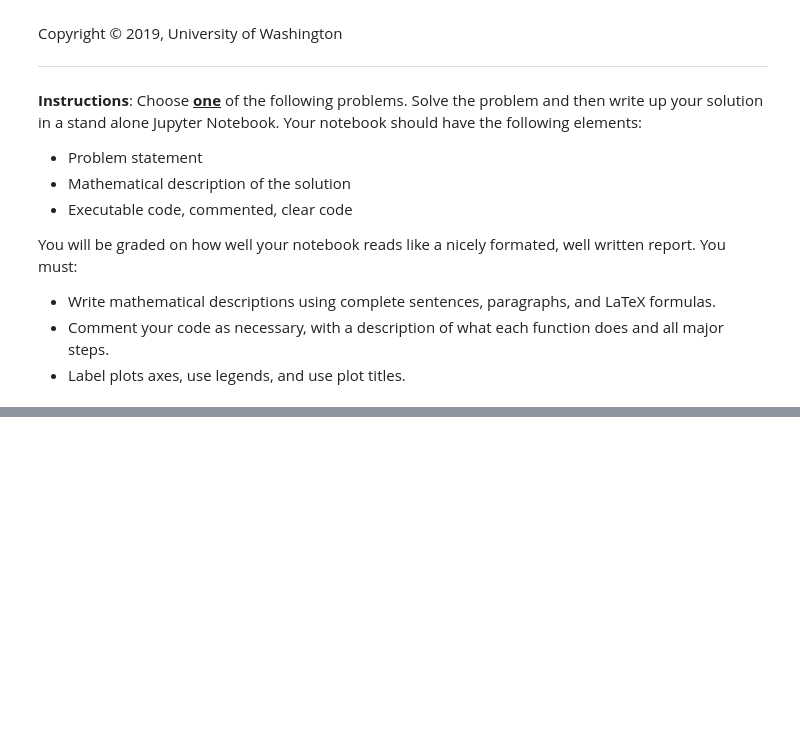
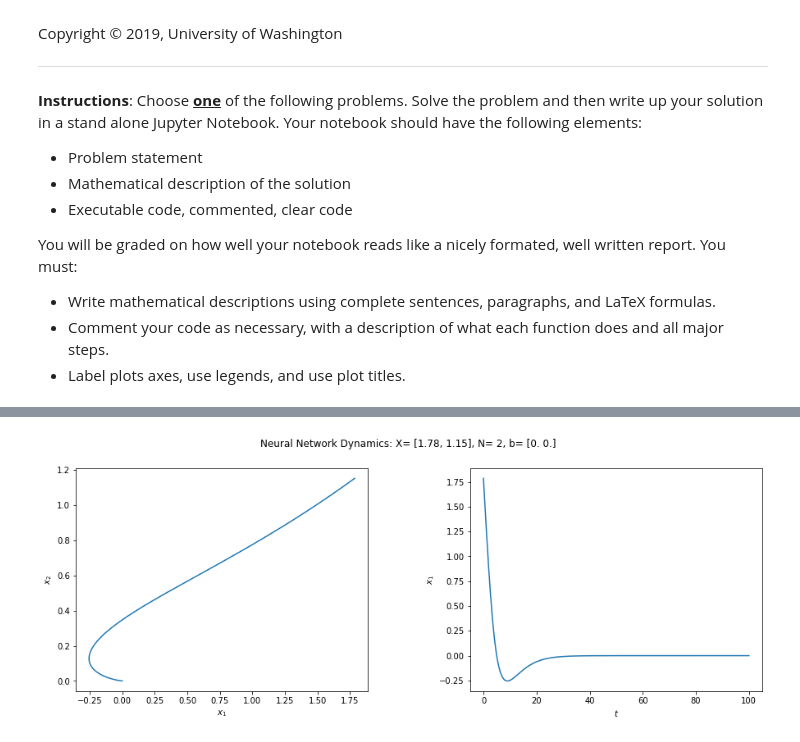
Before and after one commit to kegedy/EE502P, a Jupyter notebook: hw/kevin/HW10.ipynb, the cells around one changed output, grey strips where cells are left out. Cells and saved outputs as stored; diff of their text form; code cells hidden in the pictures; blank space fills up the shorter version.

```diff
--- a/hw/kevin/HW10.ipynb
+++ b/hw/kevin/HW10.ipynb
@@ -361,0 +223,37 @@ The iterable function was deprecated in Matplotlib 3.1 and will be removed in 3.
+# %%
+# neurons
+N = 2
+
+# weight matrix
+W = -np.array([
+    [1,2,0],
+    [0,1,2],
+    [2,0,1]
+])
+
+# bias
+b = np.zeros(N)
+
+# time
+t = np.linspace(0., 100, 6000)
+# %%
+fig,axs = plt.subplots(1,2,figsize=(15,5))
+plt.subplots_adjust(hspace=0.35)
+plt.subplots_adjust(wspace=0.35)
+
+X = generate_initial_cond(N)
+trajectory1 = spi.odeint(firing_rates,X,t,args=(W,b,N))
+
+X = [round(x,2) for x in X]  # Format to fit on graph
+axs[0].plot(trajectory1[:,0],trajectory1[:,1])
+axs[0].set_xlabel("$x_1$")
+axs[0].set_ylabel("$x_2$")
+
+axs[1].plot(t,trajectory1[:,0])
+axs[1].set_xlabel("$t$")
+axs[1].set_ylabel("$x_1$")
+
+plt.suptitle(f"Neural Network Dynamics: N= {N}, b= {b}, X= {X}")
+plt.show();
+# %% [output]
+[figure, added]
```
Also changed, not shown: parts of 36 cells of this notebook.
